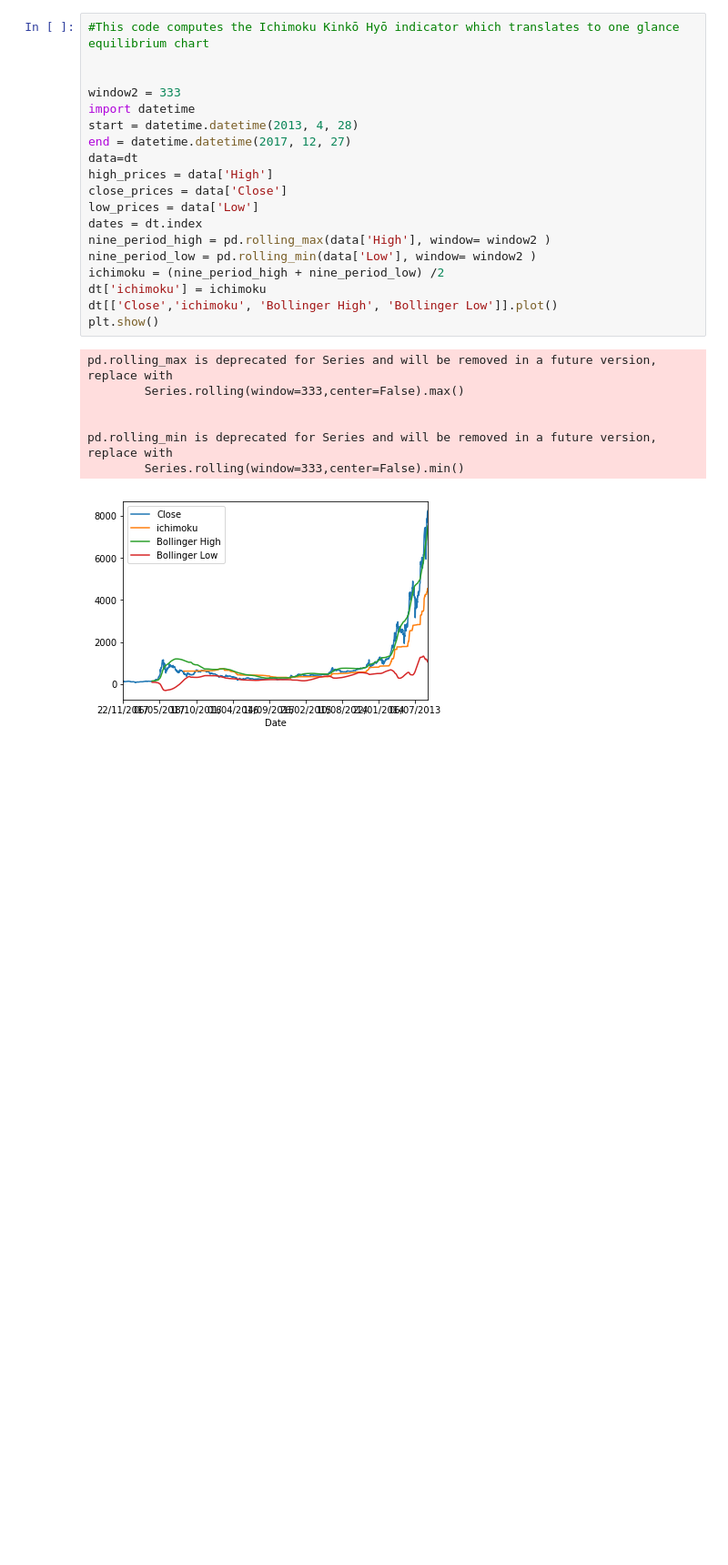
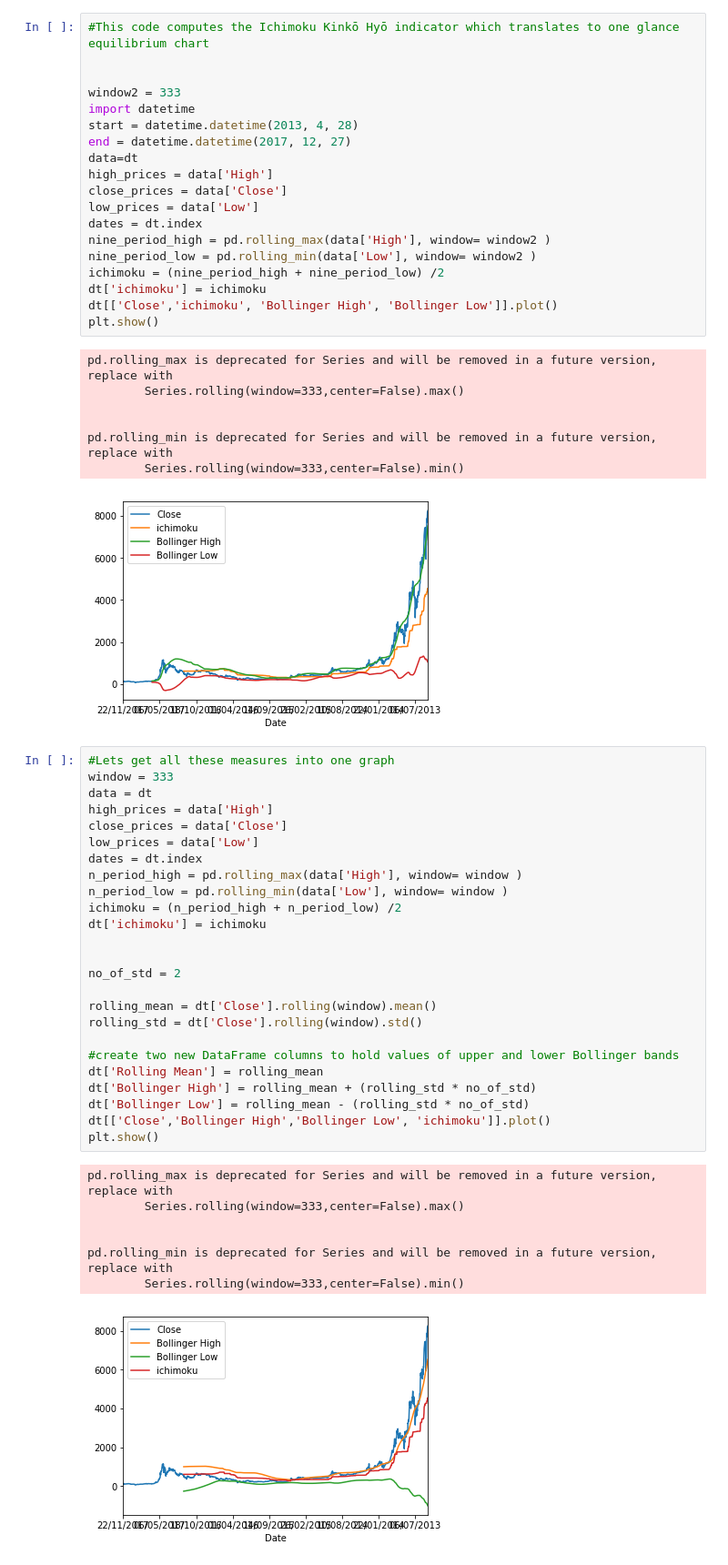
Before and after one commit to ANOVAProjectUSYD/Crypto-position, a Jupyter notebook: Tech analysis project.ipynb, the cells around one changed output. Shown at 91% size. Cells and saved outputs as stored; diff of their text form; blank space fills up the shorter version.

Commit message:
Combined graphs

```diff
--- a/Tech analysis project.ipynb
+++ b/Tech analysis project.ipynb
@@ -82,3 +82,36 @@ pd.rolling_max is deprecated for Series and will be removed in a future version,
 pd.rolling_min is deprecated for Series and will be removed in a future version, replace with
         Series.rolling(window=333,center=False).min()
 [figure]
+# %%
+#Lets get all these measures into one graph
+window = 333
+data = dt
+high_prices = data['High']
+close_prices = data['Close']
+low_prices = data['Low']
+dates = dt.index
+n_period_high = pd.rolling_max(data['High'], window= window )
+n_period_low = pd.rolling_min(data['Low'], window= window )
+ichimoku = (n_period_high + n_period_low) /2
+dt['ichimoku'] = ichimoku
+
+
+no_of_std = 2
+
+rolling_mean = dt['Close'].rolling(window).mean()
+rolling_std = dt['Close'].rolling(window).std()
+
+#create two new DataFrame columns to hold values of upper and lower Bollinger bands
+dt['Rolling Mean'] = rolling_mean
+dt['Bollinger High'] = rolling_mean + (rolling_std * no_of_std)
+dt['Bollinger Low'] = rolling_mean - (rolling_std * no_of_std)
+dt[['Close','Bollinger High','Bollinger Low', 'ichimoku']].plot()
+plt.show()
+# %% [output]
+pd.rolling_max is deprecated for Series and will be removed in a future version, replace with
+        Series.rolling(window=333,center=False).max()
+
+
+pd.rolling_min is deprecated for Series and will be removed in a future version, replace with
+        Series.rolling(window=333,center=False).min()
+[figure, added]
```
